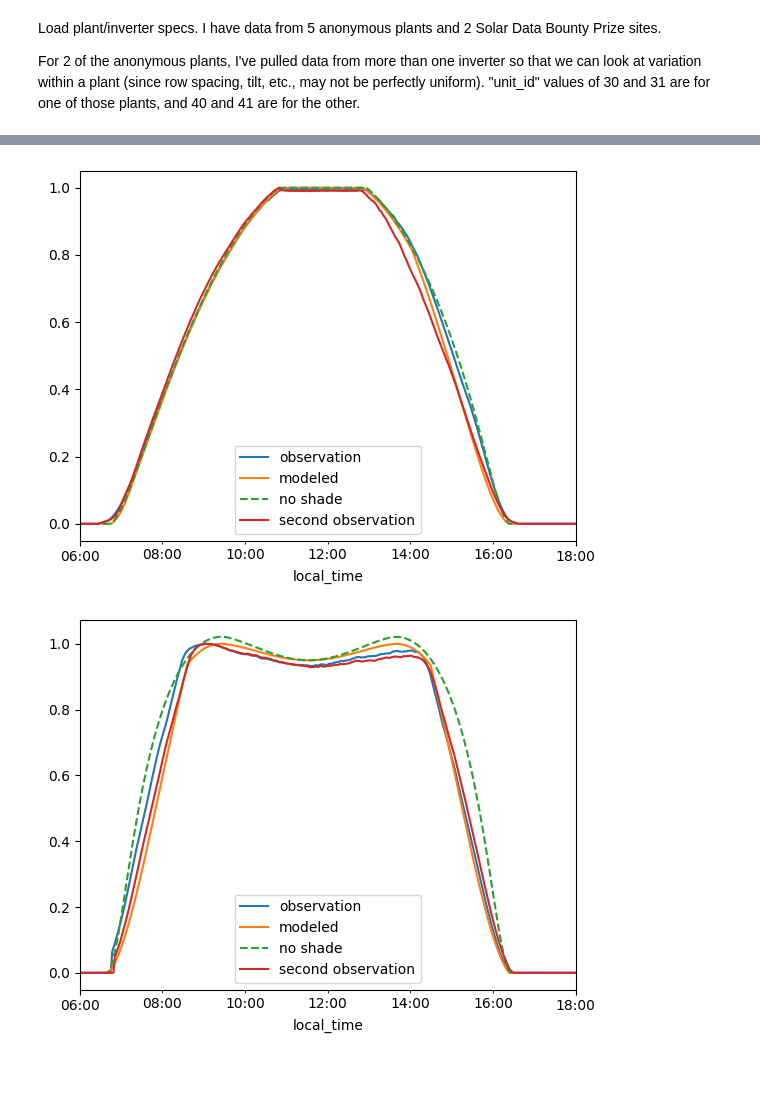
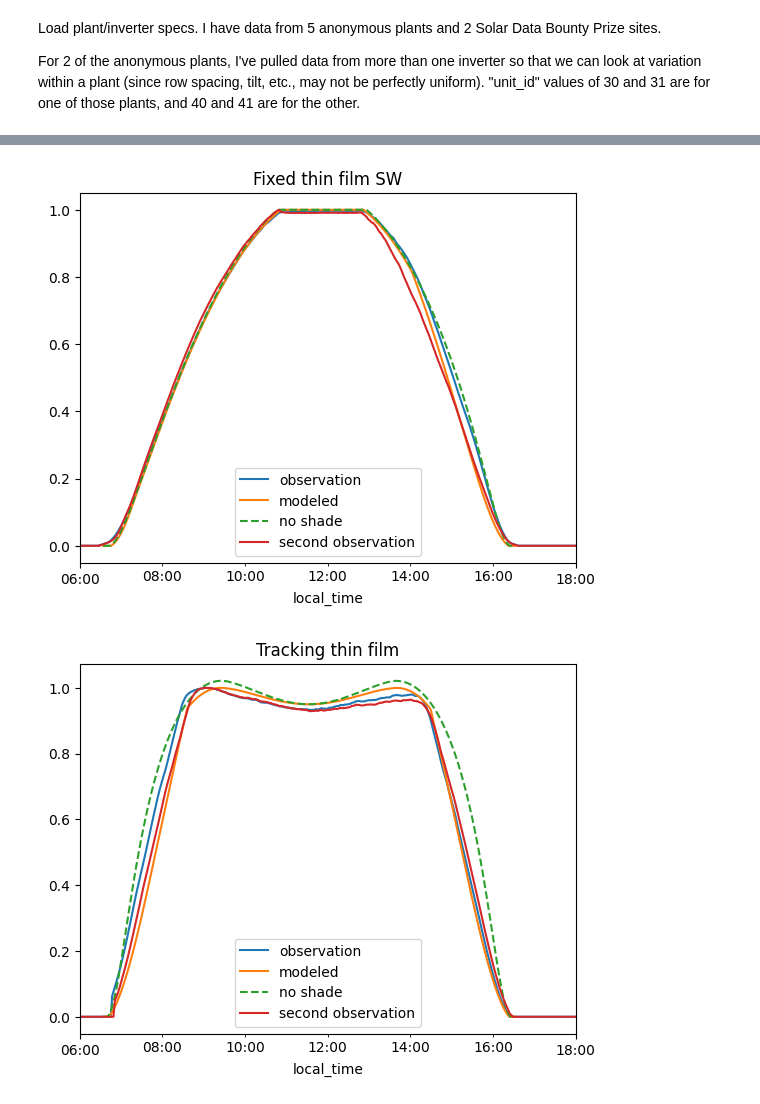
Before and after one commit to williamhobbs/2024_pvpmc_self_shade, a Jupyter notebook: 2024_pvpmc_self_shade_rev2.ipynb, the cells around one changed output, grey strips where cells are left out. Cells and saved outputs as stored; diff of their text form; code cells hidden in the pictures; blank space fills up the shorter version.

Commit message:
plot titles

```diff
--- a/2024_pvpmc_self_shade_rev2.ipynb
+++ b/2024_pvpmc_self_shade_rev2.ipynb
@@ -248,34 +248,35 @@ plant_data = plants_df.loc[unit_id].dropna().to_dict()
 times = pd.date_range('2021-12-14 6:00', '2021-12-14 18:00', freq='1min', tz='Etc/GMT+6')
 loc = pvlib.location.Location(latitude=plant_data['latitude'], longitude=plant_data['longitude'], tz=times.tz)
 resource_data = loc.get_clearsky(times)
 resource_data['temp_air'] = 15 # use 15 deg C as generic value
 resource_data['wind_speed'] = 2 # use 2 m/s as generic value
 resource_data['albedo'] = 0.2 # use 0.2 as a generic value
 
 plant_data_new = { **plant_data,
                   'dc_loss_fraction':0.08,
                   }
 
 power_ac_modeled = plant_power_with_shade_losses(resource_data, **plant_data_new)
 
 # negligible shade w/ linear loss model
 plant_data_new = { **plant_data,
                   'dc_loss_fraction':0.08,
                   'gcr':0.00000001,
                   'row_side_num_mods':1,
                   'shade_loss_type':'linear',
                   'cell_type':'thin-film',
                   }
 power_ac_no_shade = plant_power_with_shade_losses(resource_data, **plant_data_new)
 
 (power_obs / power_obs.max()).plot()
 (power_ac_modeled / power_ac_modeled.max()).plot()
 (power_ac_no_shade / power_ac_modeled.max()).plot(linestyle='--')
 (power_obs2.observed_power / power_obs2.observed_power.max()).plot()
 plt.legend(['observation','modeled','no shade', 'second observation'])
+plt.title(plant_data['unit_name'])
 plt.show()
 # %% [output]
-[figure, old version]
+[figure, new version]
 # %%
 # pick plant/inv unit number:
 unit_id = 20
@@ -317,9 +318,10 @@ power_ac_no_shade = plant_power_with_shade_losses(resource_data, **plant_data_ne
 (power_ac_no_shade / power_ac_modeled.max()).plot(linestyle='--')
 (power_obs2.observed_power / power_obs2.observed_power.max()).plot()
 plt.legend(['observation','modeled','no shade', 'second observation'])
+plt.title(plant_data['unit_name'])
 plt.show()
 # %% [output]
-[figure, old version]
+[figure, new version]
 # %%
 # pick plant/inv unit number:
 unit_id = 30
```
Also changed, not shown: parts of 3 cells of this notebook, 1 other file.
